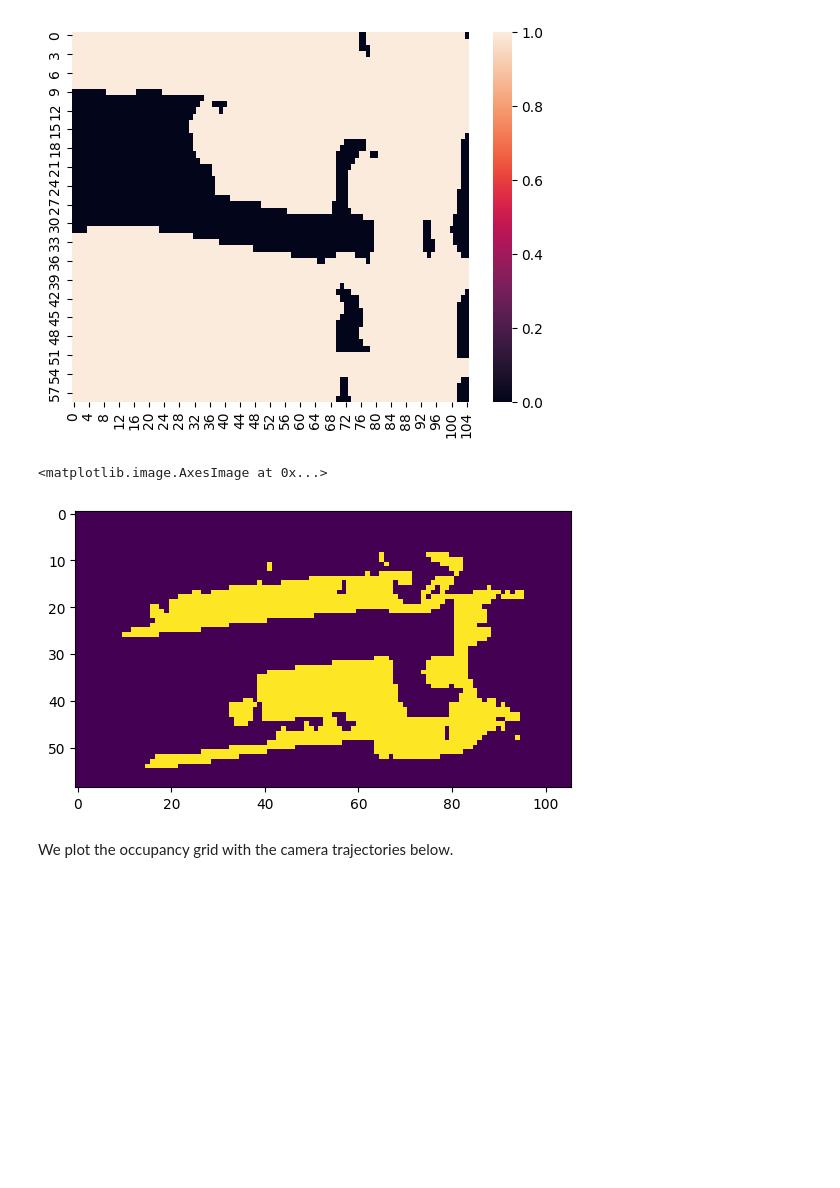
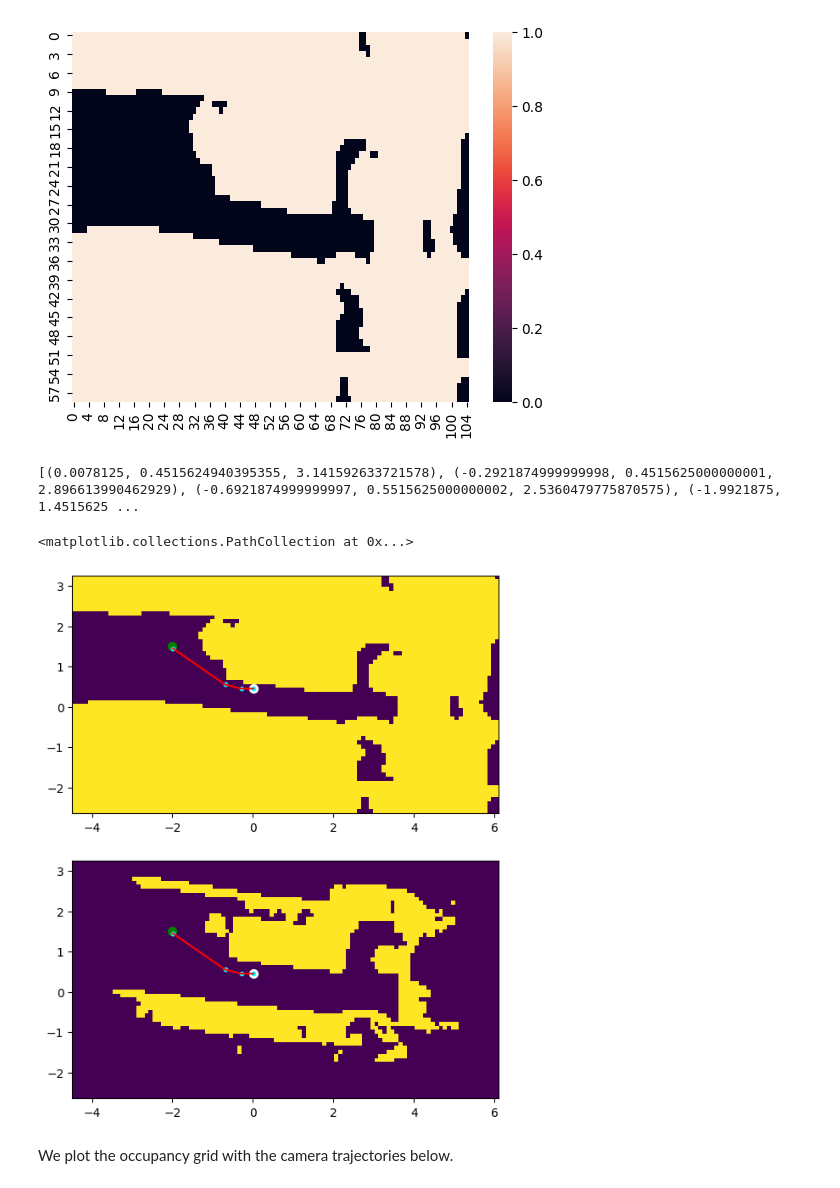
Before and after one commit to codekansas/usa, a Jupyter notebook: notebooks/06_lab.ipynb, the cells around one changed output. Saved outputs shown, nothing was run; the diff lists cells and outputs as text; code cells hidden in the pictures; blank space fills up the shorter version.

```diff
--- a/notebooks/06_lab.ipynb
+++ b/notebooks/06_lab.ipynb
@@ -270,10 +270,30 @@ def get_occupancy_map_from_dataset_groundtruth(
 
 m = get_occupancy_map_from_dataset_groundtruth(dataset, 0.1, (-1, 0))
 # %%
-plt.imshow(m)
+from usa.planners.base import get_ground_truth_map_from_dataset
+start_xyt = [0.0078125, 0.4515624940395355, 1.5850404500961304]
+end_xy = [-2, 1.5]
+grid_waypoints = grid_planner.plan(start_xy=start_xyt[:2], end_xy=end_xy)
+fig, axes = plt.subplots(2, 1, figsize=(8, 8))
+minx, miny = grid_planner.occ_map.origin
+(ycells, xcells), resolution = grid_planner.occ_map.grid.shape, grid_planner.occ_map.resolution
+maxx, maxy = minx + xcells * resolution, miny + ycells * resolution
+xs, ys, thetas = zip(*grid_waypoints)
+print(grid_waypoints)
+axes[0].imshow(grid_planner.a_star_planner.is_occ[::-1], extent=(minx, maxx, miny, maxy))
+axes[0].plot(xs, ys, c='r')
+axes[0].scatter(start_xyt[0], start_xyt[1], s = 50, c = 'white')
+axes[0].scatter(end_xy[0], end_xy[1], s = 50, c = 'g')
+axes[0].scatter(xs, ys, c = 'cyan', s = 10)
+axes[1].imshow(get_ground_truth_map_from_dataset(dataset, 0.1, (-1, 0))[::-1], extent=(minx, maxx, miny, maxy))
+axes[1].plot(xs, ys, c='r')
+axes[1].scatter(start_xyt[0], start_xyt[1], s = 50, c = 'white')
+axes[1].scatter(end_xy[0], end_xy[1], s = 50, c = 'g')
+axes[1].scatter(xs, ys, c = 'cyan', s = 10)
 # %% [output]
-<matplotlib.image.AxesImage at 0x...>
+[(0.0078125, 0.4515624940395355, 3.141592633721578), (-0.2921874999999998, 0.4515625000000001, 2.896613990462929), (-0.6921874999999997, 0.5515625000000002, 2.5360479775870575), (-1.9921875, 1.4515625 ...
+<matplotlib.collections.PathCollection at 0x...>
-[figure, old version]
+[figure, new version]
 # %% [markdown]
 We plot the occupancy grid with the camera trajectories below.
 # %%
```
Also changed, not shown: parts of 1 cell of this notebook, 2 other files.
